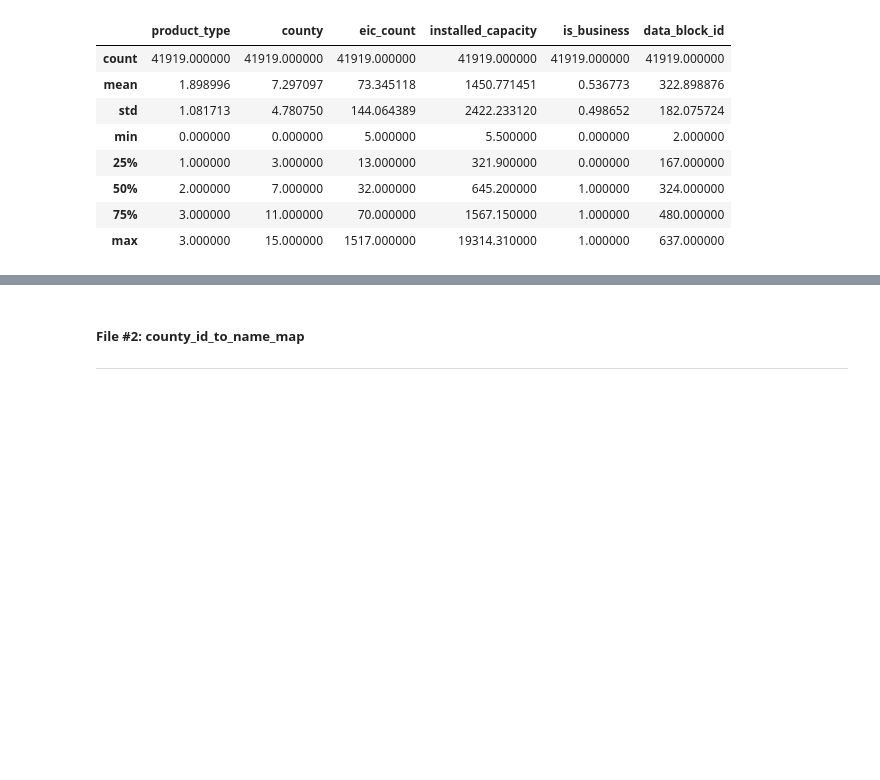
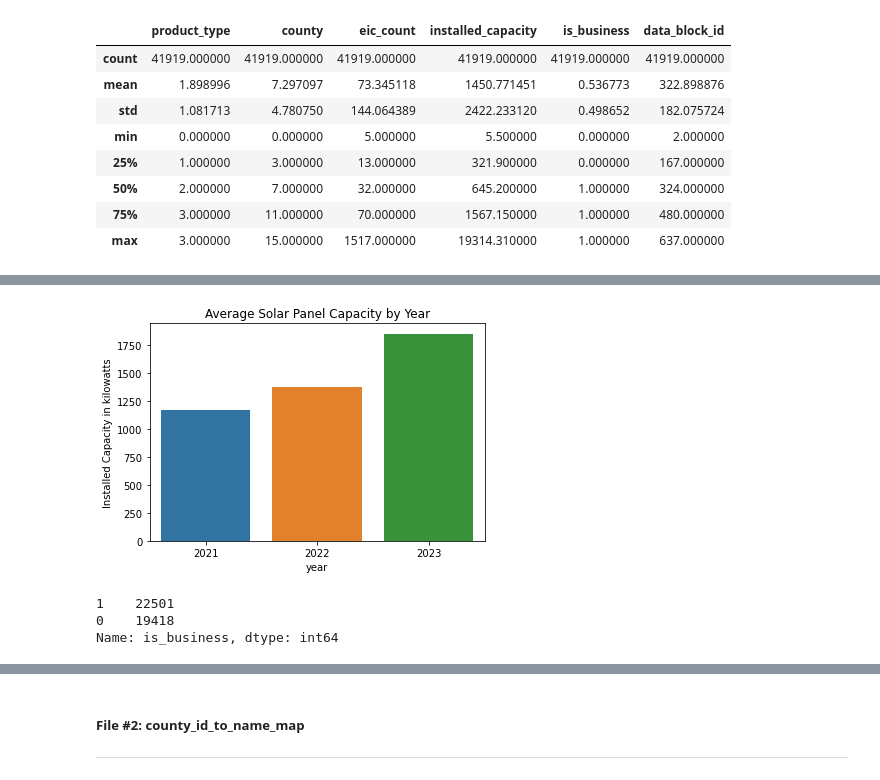
Before and after one commit to rachelhgoldstein/Enefit, a Jupyter notebook: Code/General_EDA.ipynb, the cells around one changed output, grey strips where cells are left out. Drawn from its saved outputs; the diff is of its cells as text; code cells hidden in the pictures; blank space fills up the shorter version.

```diff
--- a/Code/General_EDA.ipynb
+++ b/Code/General_EDA.ipynb
@@ -200,0 +259,7 @@ Let's explore some patterns in the data
+# %%
+# average installed capacity grouped by year and month
+# set as dataframe to make visualizations easier
+
+client_year = pd.DataFrame(client.groupby('year')['installed_capacity'].mean())
+client_month = pd.DataFrame(client.groupby('month')['installed_capacity'].mean())
+client_month_year = pd.DataFrame(client.groupby(['month', 'year'])['installed_capacity'].mean())
@@ -200,0 +274,7 @@ Let's explore some patterns in the data
+# %%
+sns.barplot(data=client_year, x=client_year.index, y='installed_capacity')
+plt.title('Average Solar Panel Capacity by Year')
+plt.ylabel('Installed Capacity in kilowatts')
+plt.show();
+# %% [output]
+[figure, added]
@@ -200,0 +283,6 @@ Let's explore some patterns in the data
+# %%
+client['is_business'].value_counts()
+# %% [output]
+1    22501
+0    19418
+Name: is_business, dtype: int64
```
Also changed, not shown: parts of 16 cells of this notebook.
